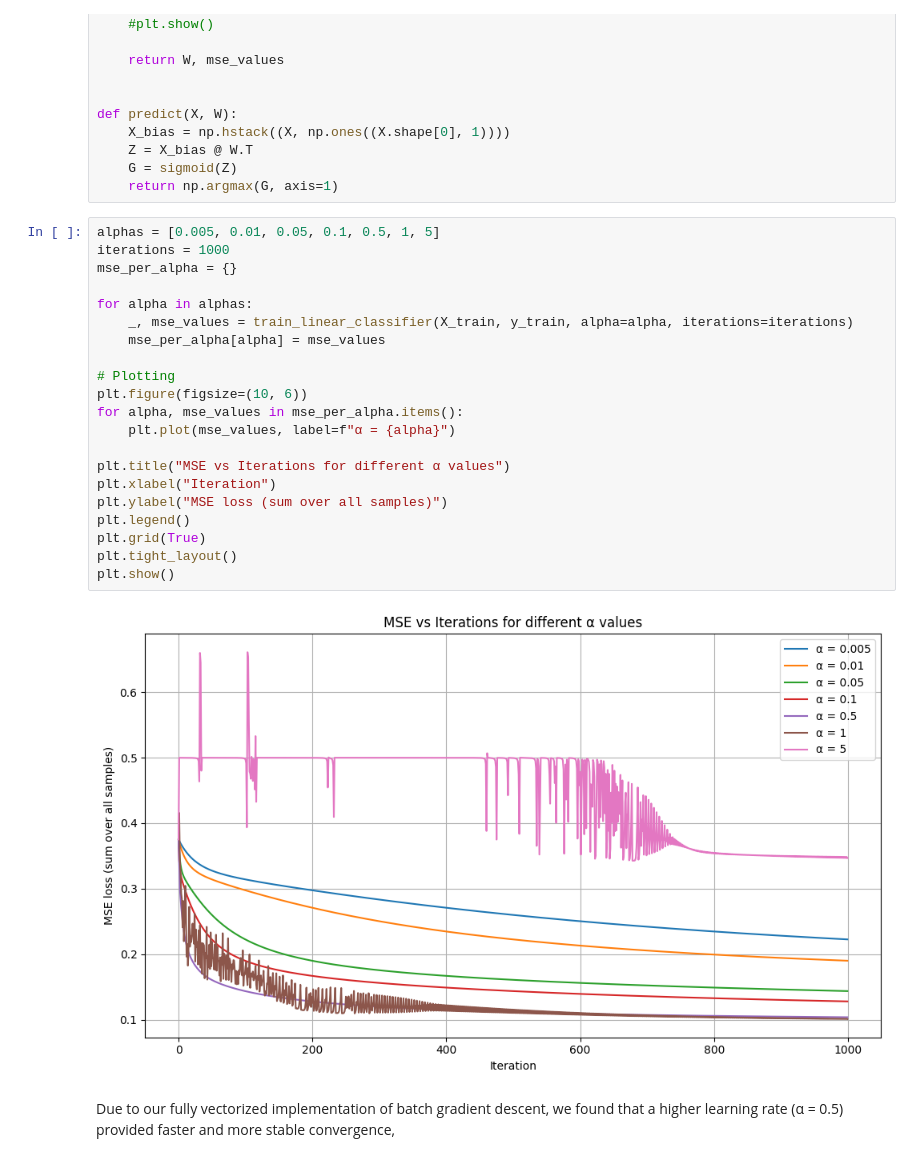
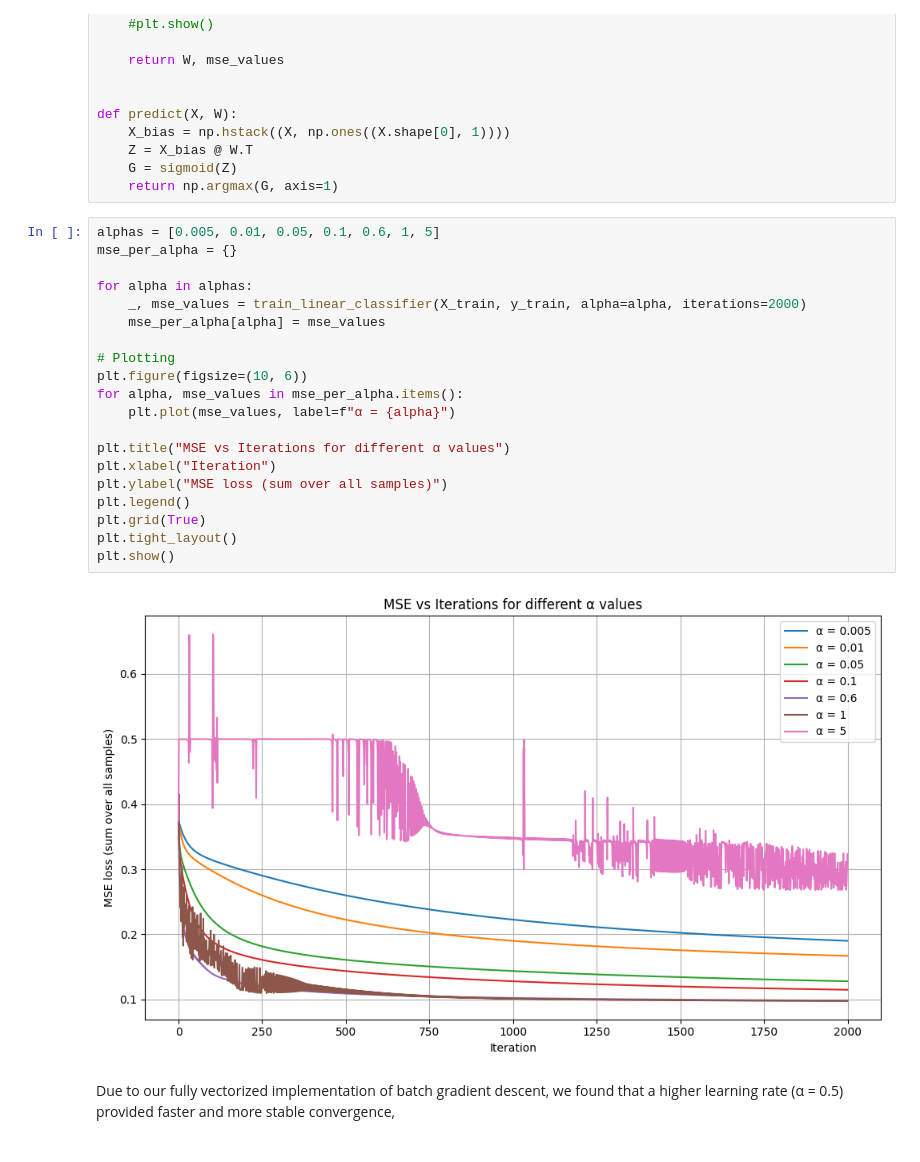
Before and after one commit to Artaosmani/TTT4275-classification-project, a Jupyter notebook: Iris.ipynb, the cells around one changed output. Cells and saved outputs as stored; diff of their text form.

```diff
--- a/Iris.ipynb
+++ b/Iris.ipynb
@@ -161,28 +161,27 @@ def predict(X, W):
     G = sigmoid(Z)
     return np.argmax(G, axis=1)
 # %%
-alphas = [0.005, 0.01, 0.05, 0.1, 0.5, 1, 5]
-iterations = 1000
+alphas = [0.005, 0.01, 0.05, 0.1, 0.6, 1, 5]
 mse_per_alpha = {}
 
 for alpha in alphas:
-    _, mse_values = train_linear_classifier(X_train, y_train, alpha=alpha, iterations=iterations)
+    _, mse_values = train_linear_classifier(X_train, y_train, alpha=alpha, iterations=2000)
     mse_per_alpha[alpha] = mse_values
 
 # Plotting
 plt.figure(figsize=(10, 6))
 for alpha, mse_values in mse_per_alpha.items():
     plt.plot(mse_values, label=f"α = {alpha}")
 
 plt.title("MSE vs Iterations for different α values")
 plt.xlabel("Iteration")
 plt.ylabel("MSE loss (sum over all samples)")
 plt.legend()
 plt.grid(True)
 plt.tight_layout()
 plt.show()
 # %% [output]
-[figure, old version]
+[figure, new version]
 # %% [markdown]
 Due to our fully vectorized implementation of batch gradient descent, we found that a higher learning rate (α = 0.5) provided faster and more stable convergence,
 # %% [markdown]
```
Also changed, not shown: parts of 10 cells of this notebook, 2 other files.
